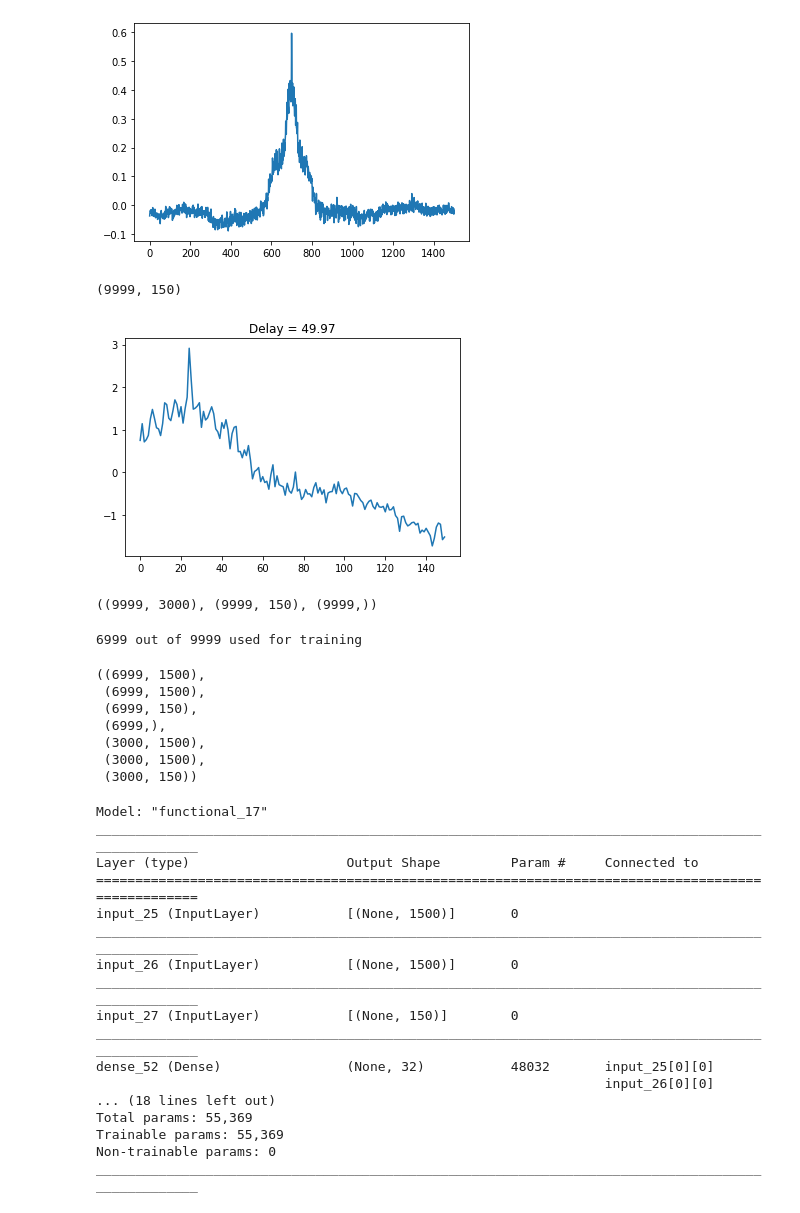
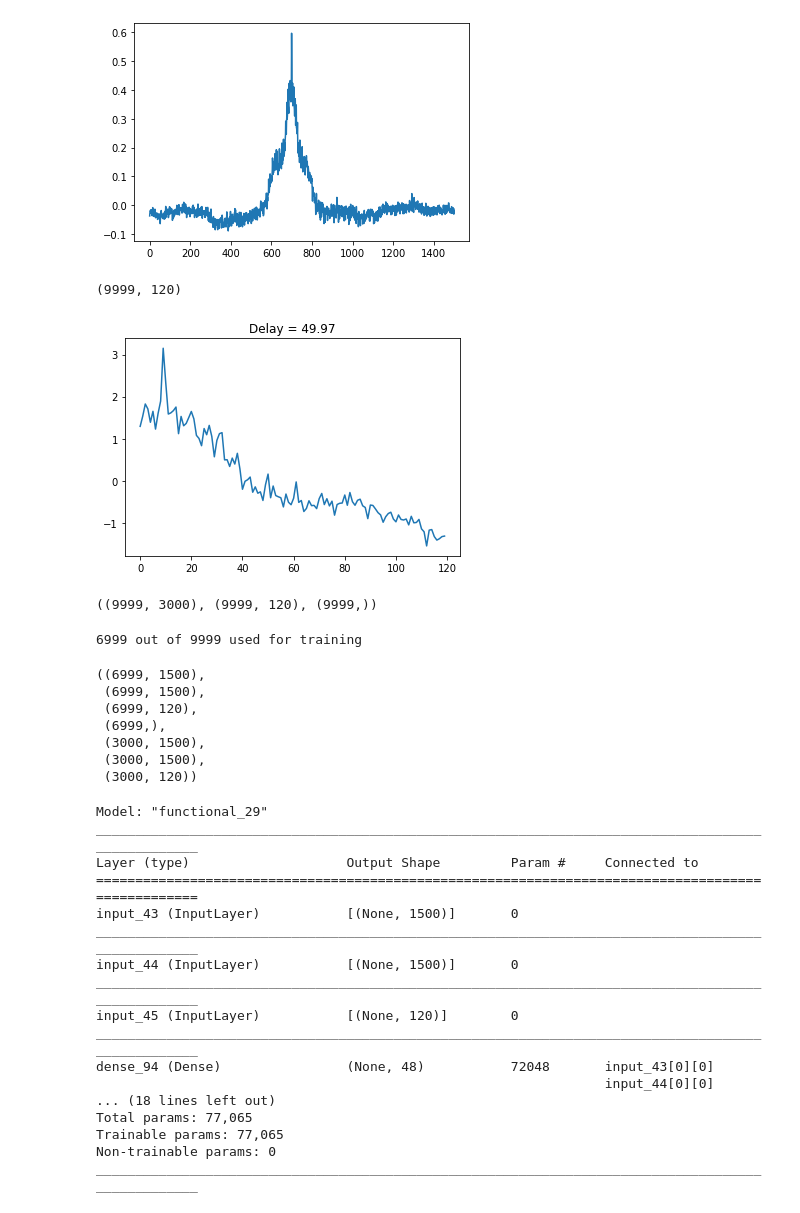
Before and after one commit to toastmaker/ccf, a Jupyter notebook: notebooks/lc_and_ccf.ipynb, the cells around one changed output. Cells and saved outputs as stored; diff of their text form; code cells hidden in the pictures.

```diff
--- a/notebooks/lc_and_ccf.ipynb
+++ b/notebooks/lc_and_ccf.ipynb
@@ -97,15 +97,15 @@ np.argmax(ccf_lc0)
 ccfdata = np.apply_along_axis(func1d=ccf, axis=1, arr=xdata)
 # %%
 half_ccf = ccfdata.shape[1]//2
-window_size = 150
+window_size = 120
 ccfdata = ccfdata[:,half_ccf-window_size//2:half_ccf+window_size//2]
 ccfdata = (ccfdata - np.mean(ccfdata, axis=1)[:,None])/np.std(ccfdata,axis=1)[:,None]
 plt.plot(ccfdata[0])
 plt.title("Delay = %.2f"%ydata[0])
 ccfdata.shape
 # %% [output]
-(9999, 150)
+(9999, 120)
-[figure, old version]
+[figure, new version]
 # %%
 # shuffling and splitting
 Nsamples = ydata.shape[0]
@@ -118,7 +118,7 @@ ydata = ydata[shuffle_ind]
 
 xdata.shape, ccfdata.shape, ydata.shape
 # %% [output]
-((9999, 3000), (9999, 150), (9999,))
+((9999, 3000), (9999, 120), (9999,))
 # %%
 test_size= 0.3
 Ntrain = np.trunc(Nsamples*(1.-test_size)).astype(int)
@@ -140,11 +140,11 @@ X_train1.shape, X_train2.shape, X_train3.shape, y_train.shape, X_test1.shape, X_
 # %% [output]
 ((6999, 1500),
  (6999, 1500),
- (6999, 150),
+ (6999, 120),
  (6999,),
  (3000, 1500),
  (3000, 1500),
- (3000, 150))
+ (3000, 120))
 # %%
 # Y shape network, two inputs layer 'dense' is common for both branches (same weights)
 lc1 = Input(shape=(X_train1[0].shape))
@@ -152,8 +152,8 @@ lc2 = Input(shape=(X_train2[0].shape))
 ccf0 = Input(shape=(X_train3[0].shape))
 
 # 48, 24
-dense_lc1 = Dense(units=32, input_shape=X_train1[0].shape,activation='sigmoid')
-dense_lc2 = Dense(units=24, activation='sigmoid')
+dense_lc1 = Dense(units=48, input_shape=X_train1[0].shape,activation='sigmoid')
+dense_lc2 = Dense(units=16, activation='sigmoid')
 
 branch1 = dense_lc1(lc1)
 branch1 = dense_lc2(branch1)
@@ -161,8 +161,8 @@ branch2  = dense_lc1(lc2)
 branch2 = dense_lc2(branch2)
 
 # 32, 8
-branch3 = Dense(units=32, input_shape=X_train3[0].shape, activation='relu')(ccf0)
-branch3 = Dense(units=16, activation='relu')(branch3)
+branch3 = Dense(units=24, input_shape=X_train3[0].shape, activation='sigmoid')(ccf0)
+branch3 = Dense(units=16, activation='sigmoid')(branch3)
 
 merge_layer = Concatenate()([branch1, branch2, branch3])
 
@@ -173,21 +173,21 @@ predictions = Dense(units=1)(mixer_layer)
 model = Model(inputs=[lc1, lc2, ccf0], outputs=predictions)
 model.summary()
 # %% [output]
-Model: "functional_17"
+Model: "functional_29"
 __________________________________________________________________________________________________
 Layer (type)                    Output Shape         Param #     Connected to
 ==================================================================================================
-input_25 (InputLayer)           [(None, 1500)]       0
+input_43 (InputLayer)           [(None, 1500)]       0
 __________________________________________________________________________________________________
-input_26 (InputLayer)           [(None, 1500)]       0
+input_44 (InputLayer)           [(None, 1500)]       0
 __________________________________________________________________________________________________
-input_27 (InputLayer)           [(None, 150)]        0
+input_45 (InputLayer)           [(None, 120)]        0
 __________________________________________________________________________________________________
-dense_52 (Dense)                (None, 32)           48032       input_25[0][0]
-                                                                 input_26[0][0]
+dense_94 (Dense)                (None, 48)           72048       input_43[0][0]
+                                                                 input_44[0][0]
 ... (18 lines left out)
-Total params: 55,369
-Trainable params: 55,369
+Total params: 77,065
+Trainable params: 77,065
 Non-trainable params: 0
 __________________________________________________________________________________________________
 # %%
```
Also changed, not shown: parts of 4 cells of this notebook.
